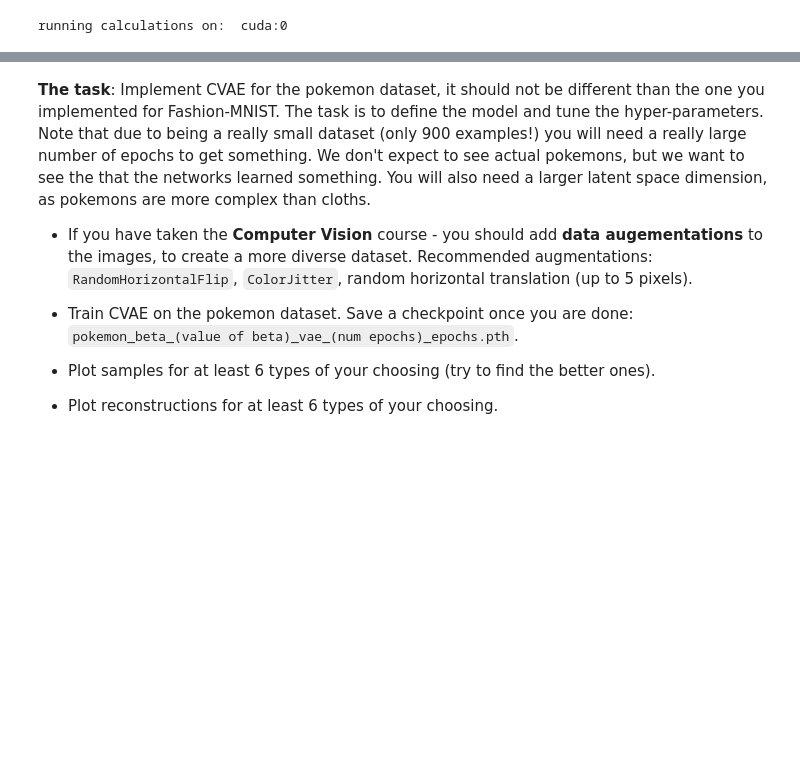
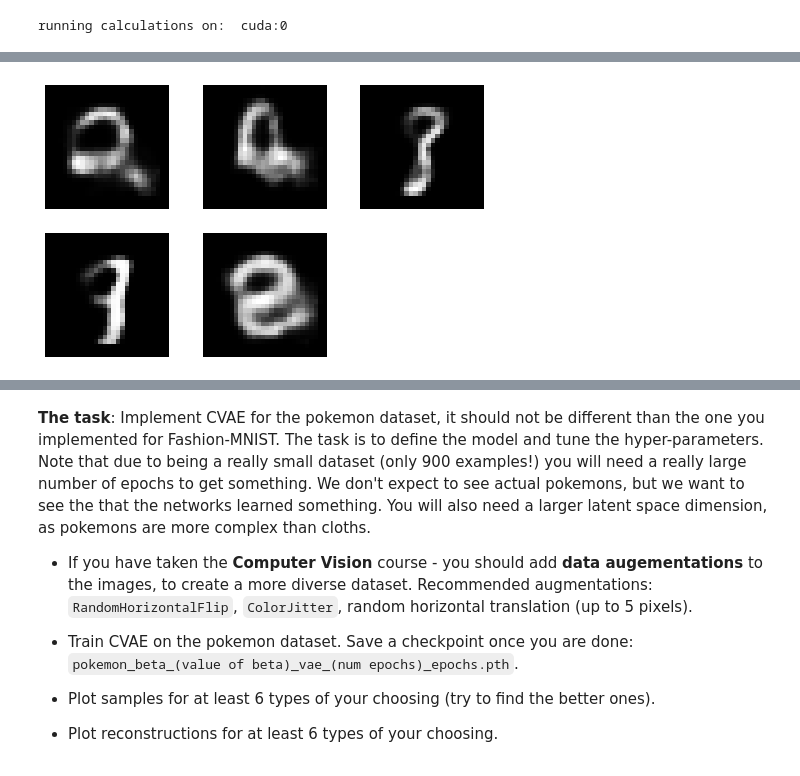
Before and after one commit to Dor-Yuval/DataAnalysis-wet2, a Jupyter notebook: ee046202_wet_2_deep_vae_clustering_students.ipynb, the cells around one changed output, grey strips where cells are left out. Cells and saved outputs as stored; diff of their text form; code cells hidden in the pictures; blank space fills up the shorter version.

```diff
--- a/ee046202_wet_2_deep_vae_clustering_students.ipynb
+++ b/ee046202_wet_2_deep_vae_clustering_students.ipynb
@@ -430,0 +455,4 @@ for ax in axs.flat:
+# %%
+display_model_results("checkpoints/beta_0.5_final.pth")
+# %% [output]
+[figure, added]
```
Also changed, not shown: parts of 21 cells of this notebook.
